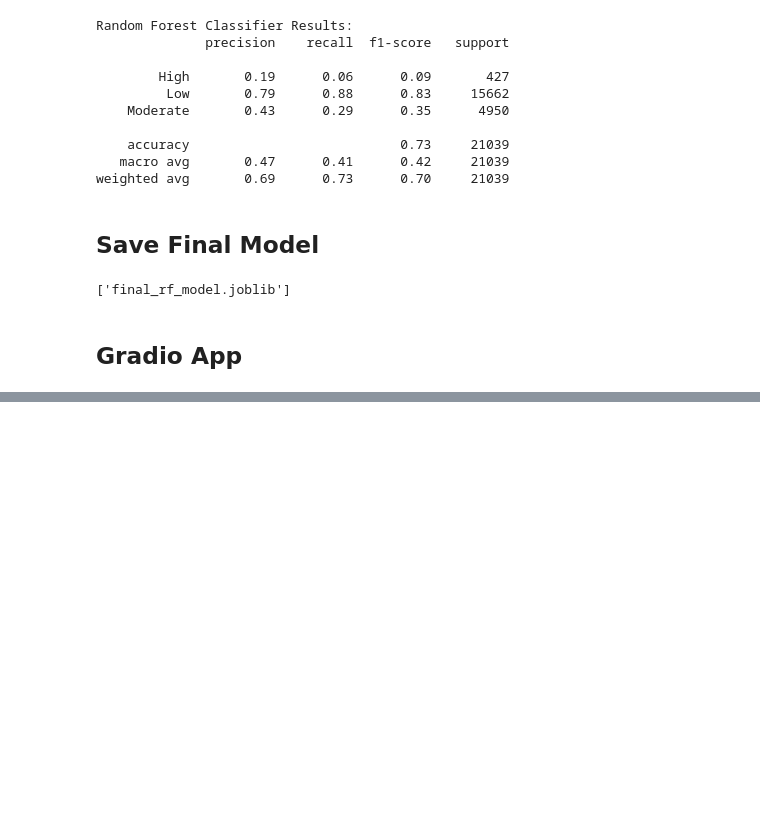
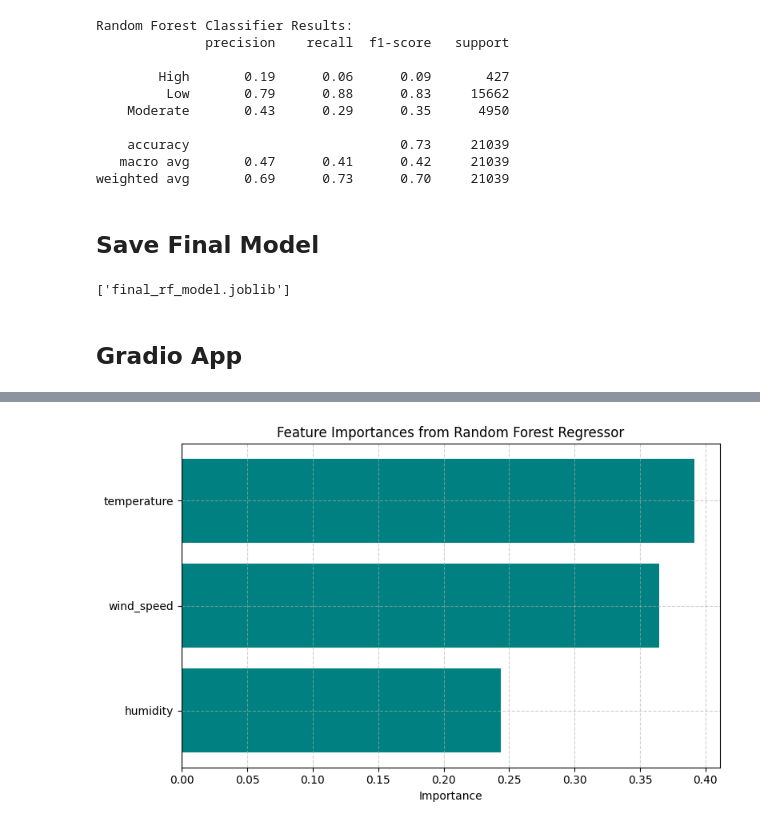
Before and after one commit to Jojoyoj/weather, a Jupyter notebook: air_quality_prediction.ipynb, the cells around one changed output, grey strips where cells are left out. Drawn from its saved outputs; the diff is of its cells as text; code cells hidden in the pictures; blank space fills up the shorter version.

Commit message:
importance

```diff
--- a/air_quality_prediction.ipynb
+++ b/air_quality_prediction.ipynb
@@ -139,0 +147,23 @@ demo.launch()
+# %%
+
+import matplotlib.pyplot as plt
+import pandas as pd
+
+# Assuming the model and features are already defined
+feature_names = ["temperature", "humidity", "wind_speed"]
+importances = rf_model.feature_importances_
+feature_df = pd.DataFrame({
+    "Feature": feature_names,
+    "Importance": importances
+}).sort_values(by="Importance", ascending=True)
+
+# Plot
+plt.figure(figsize=(8, 5))
+plt.barh(feature_df["Feature"], feature_df["Importance"], color="teal")
+plt.xlabel("Importance")
+plt.title("Feature Importances from Random Forest Regressor")
+plt.grid(True, linestyle="--", alpha=0.6)
+plt.tight_layout()
+plt.show()
+# %% [output]
+[figure, added]
```
Also changed, not shown: parts of 2 cells of this notebook.
